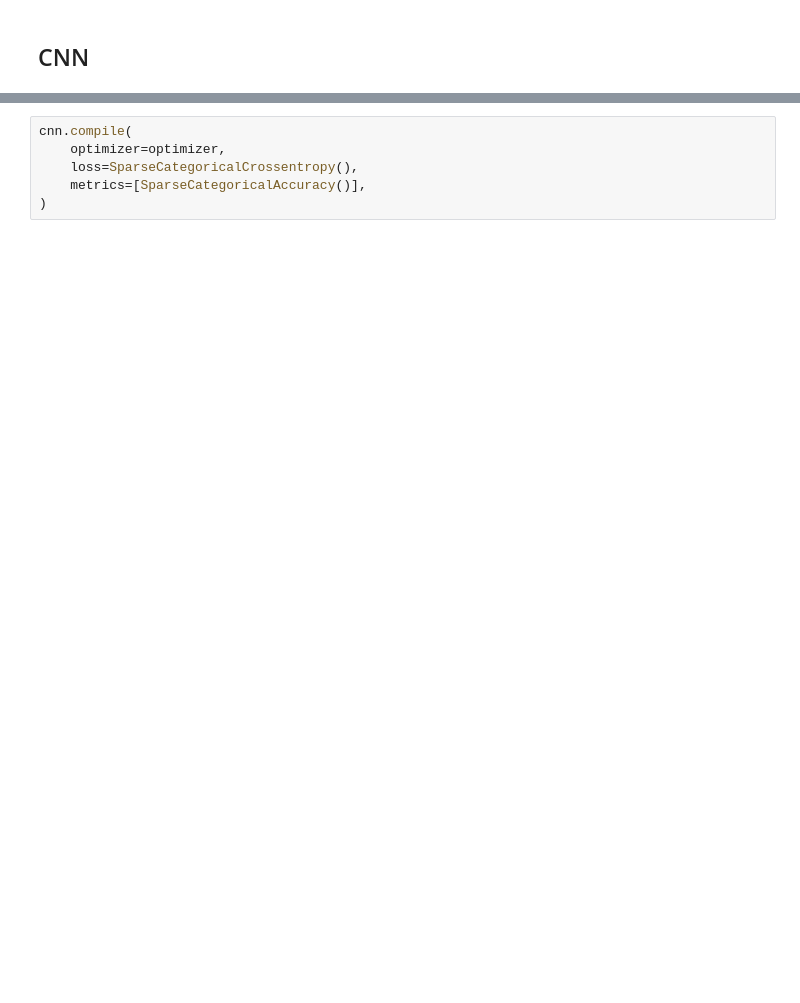
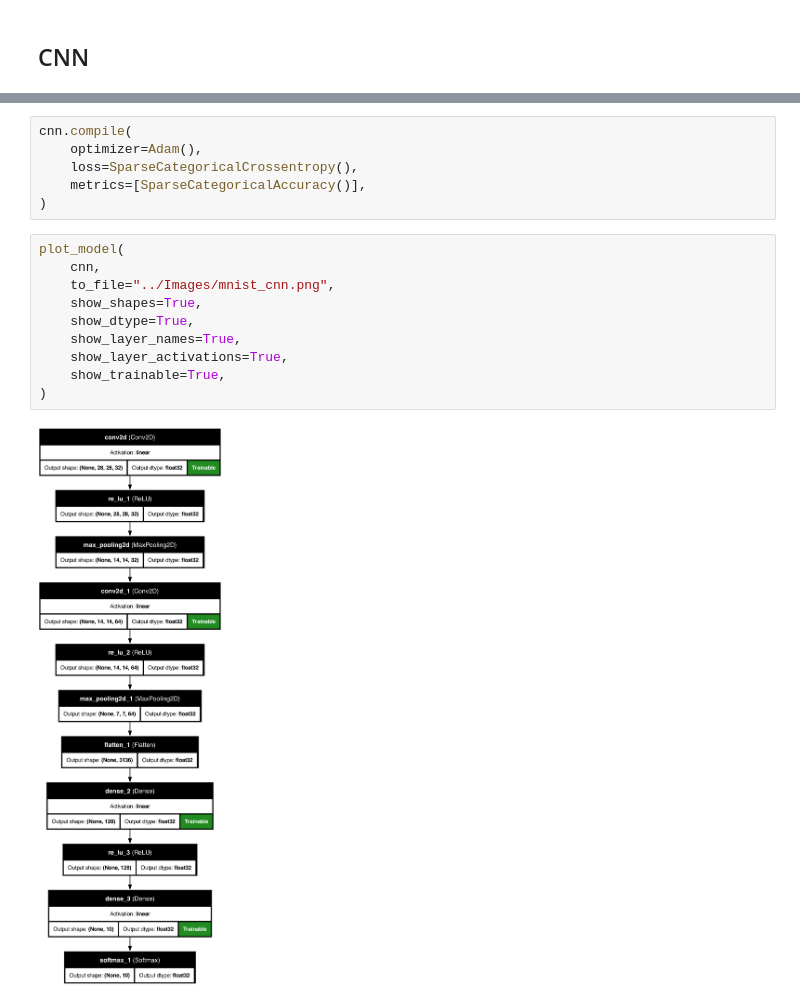
Before and after one commit to debjitpal5040/Deep_Learning_Algorithms, a Jupyter notebook: Tensorflow/mnist.ipynb, the cells around one changed output, grey strips where cells are left out. Saved outputs shown, nothing was run; the diff lists cells and outputs as text; blank space fills up the shorter version.

```diff
--- a/Tensorflow/mnist.ipynb
+++ b/Tensorflow/mnist.ipynb
@@ -254,8 +256,20 @@ _________________________________________________________________
 # %%
 cnn.compile(
-    optimizer=optimizer,
+    optimizer=Adam(),
     loss=SparseCategoricalCrossentropy(),
     metrics=[SparseCategoricalAccuracy()],
 )
+# %%
+plot_model(
+    cnn,
+    to_file="../Images/mnist_cnn.png",
+    show_shapes=True,
+    show_dtype=True,
+    show_layer_names=True,
+    show_layer_activations=True,
+    show_trainable=True,
+)
+# %% [output]
+[figure, added]
 # %%
 cnn_checkpoint_callback = ModelCheckpoint(
```
Also changed, not shown: parts of 19 cells of this notebook, 27 other files.
